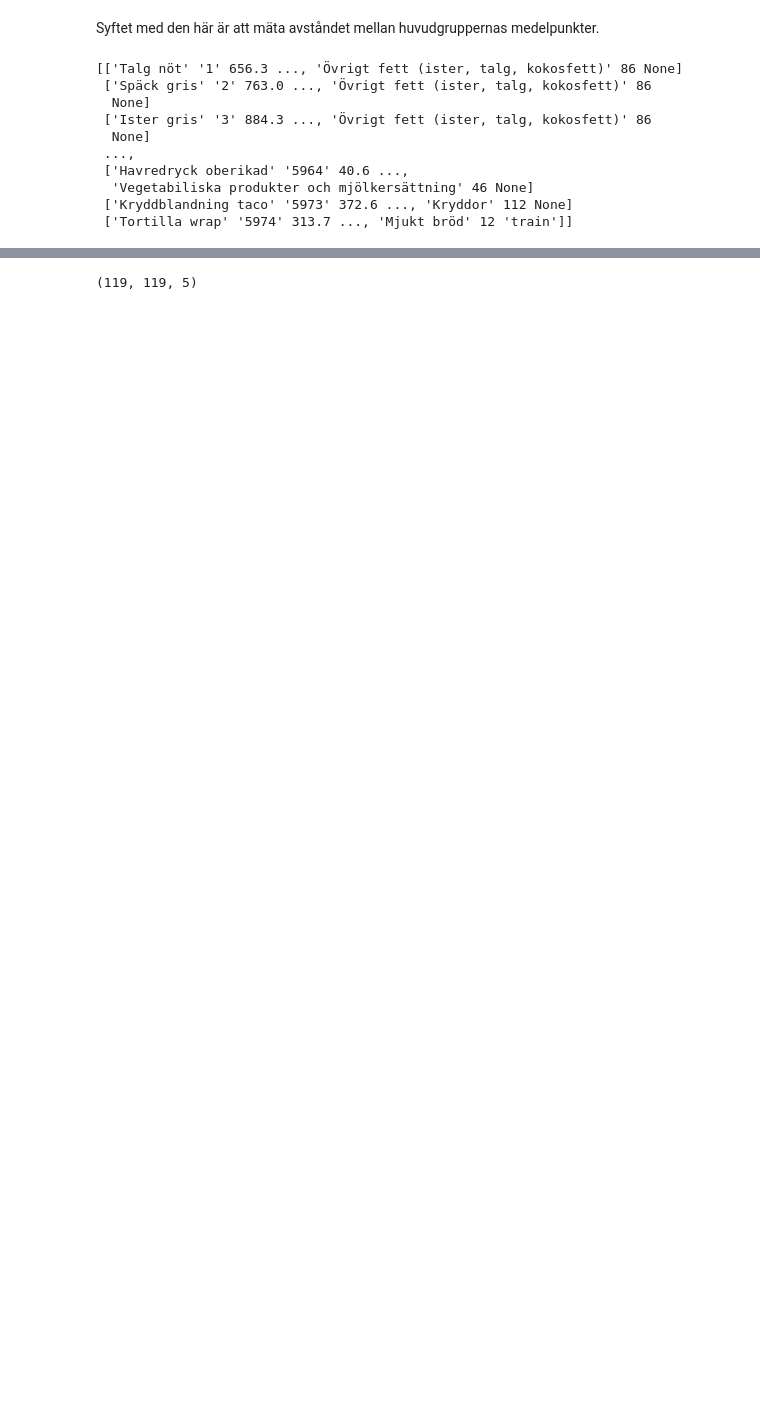
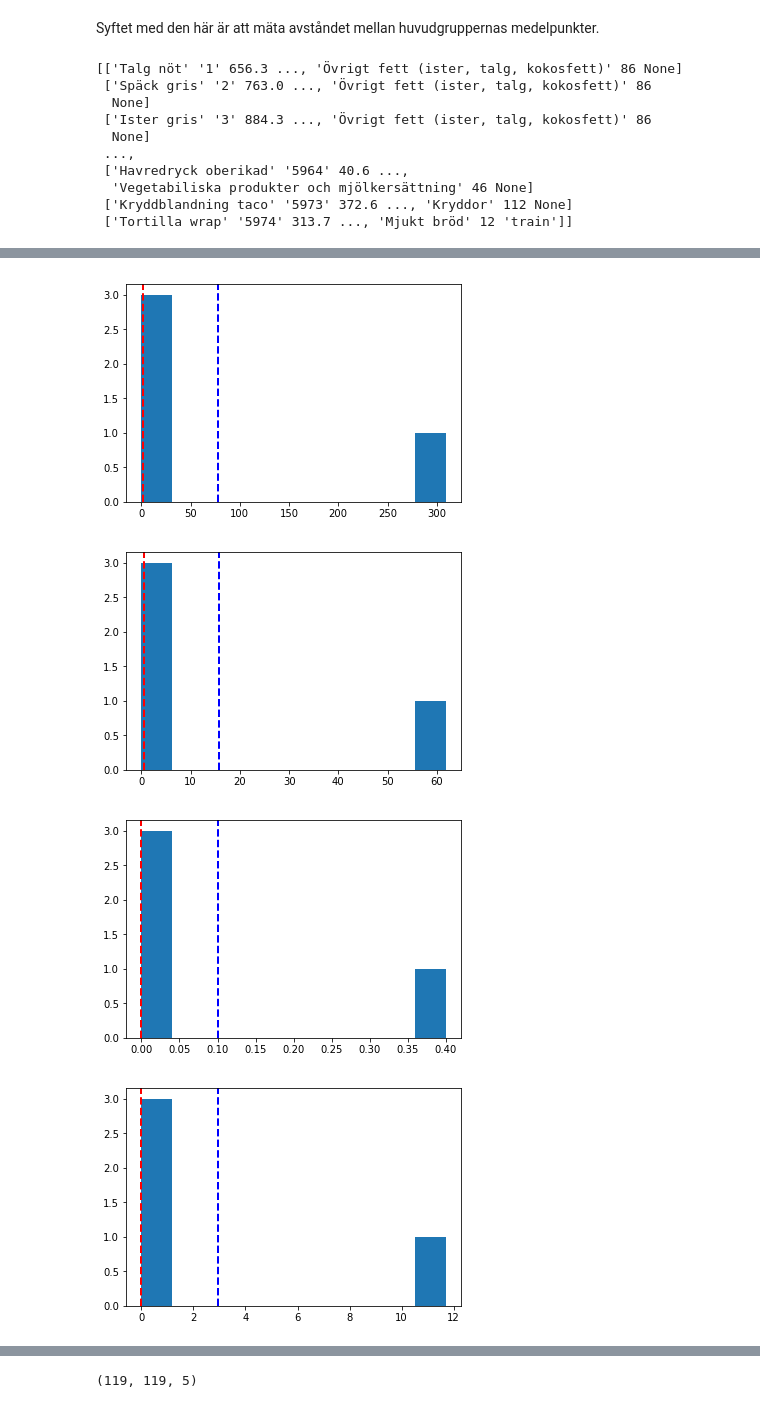
Before and after one commit to friberger/kodamat, a Jupyter notebook: matrymden/avstaand_huvudgrupper.ipynb, the cells around one changed output, grey strips where cells are left out. Cells and saved outputs as stored; diff of their text form; code cells hidden in the pictures; blank space fills up the shorter version.

```diff
--- a/matrymden/avstaand_huvudgrupper.ipynb
+++ b/matrymden/avstaand_huvudgrupper.ipynb
@@ -44 +69,16 @@ label_types=np.hstack((label_types,np.empty([len(label_types),len(columns)])))
+# %%
+m_group = 'Te'
+for column in range(len(columns)):
+    group_members = np.where(db_contents[:,60]==m_group)
+    a = dataset[group_members]
+    #mean = np.mean(dataset[group_members], axis=0)
+    plt.axvline(a[:,column].mean(), color='b', linestyle='dashed', linewidth=2)
+    plt.axvline(np.median(a[:,column]), color='r', linestyle='dashed', linewidth=2)
+    plt.hist(a[:,column])
+    plt.show()
+# %% [output]
+[figure, added]
+[figure, added]
+[figure, added]
+[figure, added]
 # %%
```
Also changed, not shown: parts of 21 cells of this notebook.
